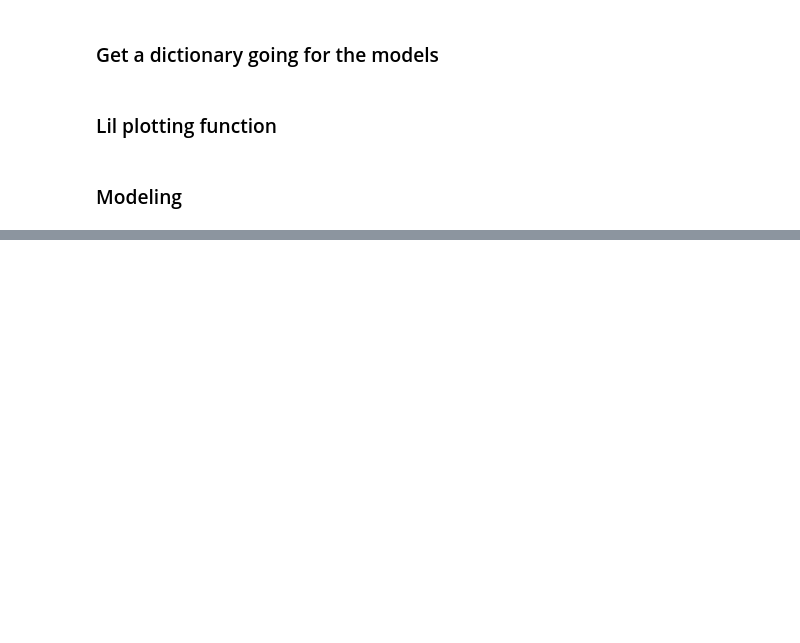
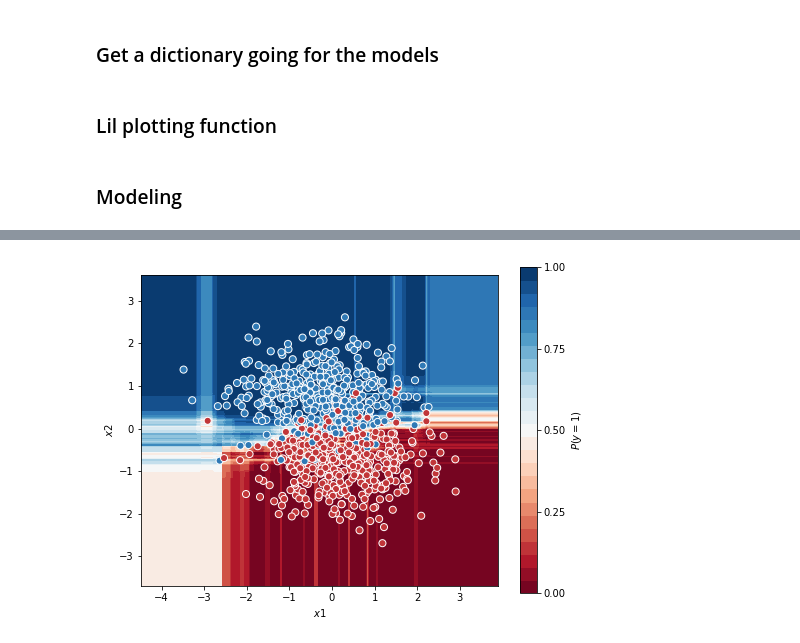
Before and after one commit to salml/modeling-playground, a Jupyter notebook: decision_boundaries.ipynb, the cells around one changed output, grey strips where cells are left out. Saved outputs shown, nothing was run; the diff lists cells and outputs as text; code cells hidden in the pictures; blank space fills up the shorter version.

Commit message:
Updated plots

```diff
--- a/decision_boundaries.ipynb
+++ b/decision_boundaries.ipynb
@@ -91,5 +98,7 @@ models['svm_poly'] = plot_decision_boundary(X_train, y_train, SVC(probability=Tr
 # %%
-models['rfc'] = plot_decision_boundary(X_train, y_train, RandomForestClassifier())
+models['rfc'] = plot_decision_boundary(X_train, y_train, RandomForestClassifier(n_estimators=100))
+# %% [output]
+[figure, added]
 # %%
 for model_name, model in models.items():
     print(model_name)
```
Also changed, not shown: parts of 6 cells of this notebook.
